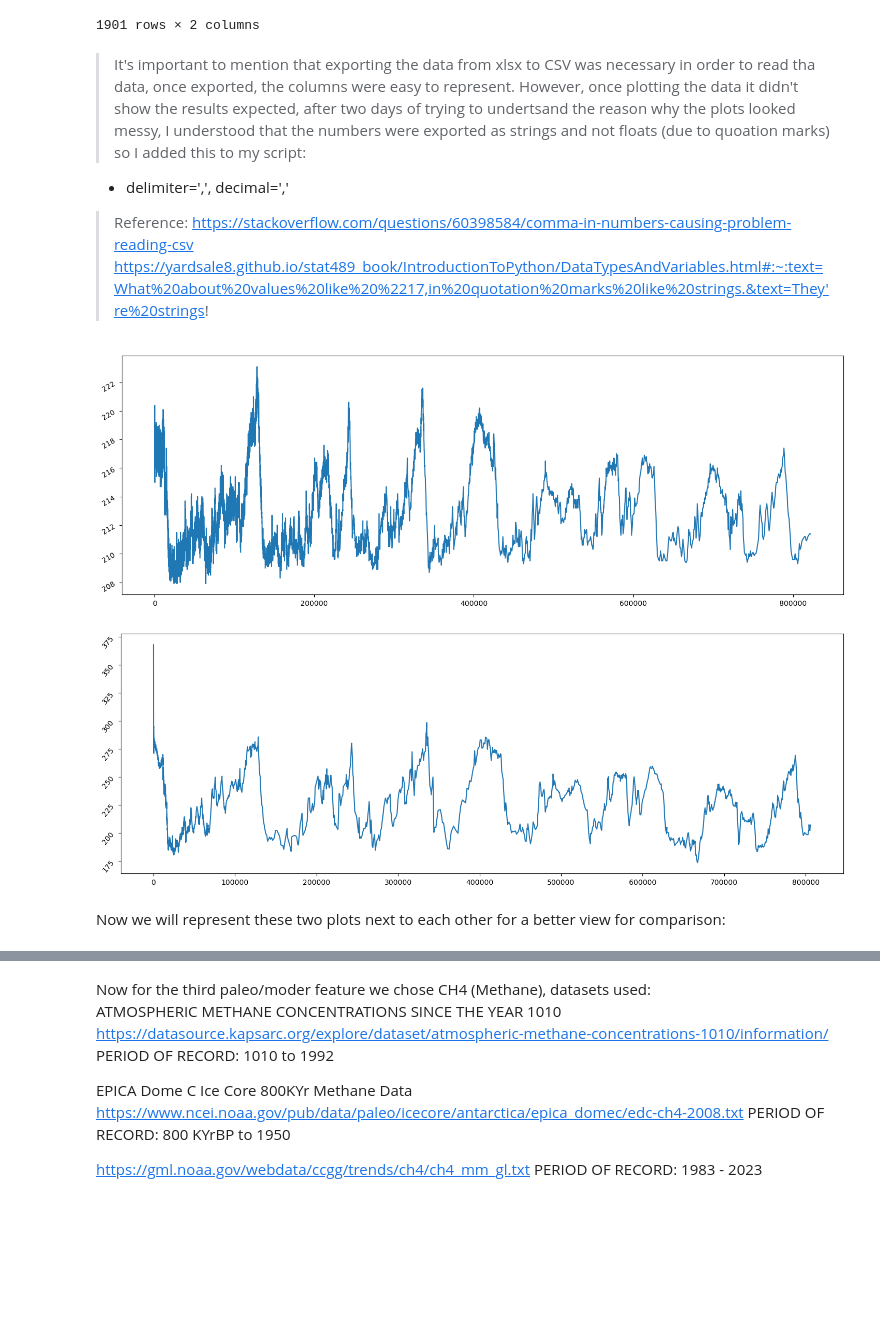
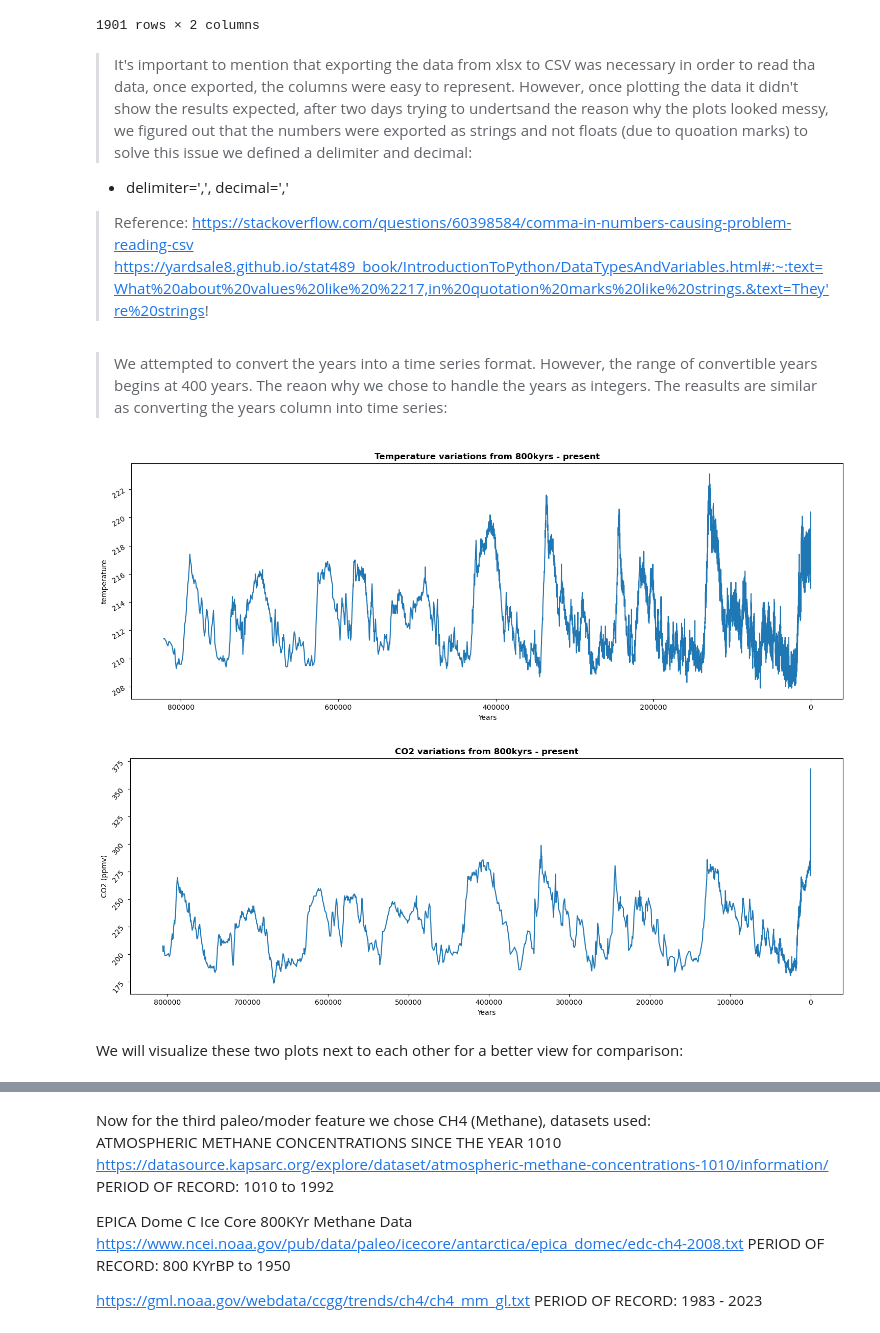
Before and after one commit to yimak/Programming_for_DA_project_2, a Jupyter notebook: project.ipynb, the cells around one changed output, grey strips where cells are left out. Cells and saved outputs as stored; diff of their text form; code cells hidden in the pictures; blank space fills up the shorter version.

```diff
--- a/project.ipynb
+++ b/project.ipynb
@@ -63,30 +69,38 @@ dff
 | 1900 | 805668,87 | 207,29 |
 1901 rows × 2 columns
 # %% [markdown]
->It's important to mention that exporting the data from xlsx to CSV was necessary in order to read tha data, once exported, the columns were easy to represent. However, once plotting the data it didn't show the results expected, after two days of trying to undertsand the reason why the plots looked messy, I understood that the numbers were exported as strings and not floats (due to quoation marks) so I added this to my script:
+>It's important to mention that exporting the data from xlsx to CSV was necessary in order to read tha data, once exported, the columns were easy to represent. However, once plotting the data it didn't show the results expected, after two days trying to undertsand the reason why the plots looked messy, we figured out that the numbers were exported as strings and not floats (due to quoation marks) to solve this issue we defined a delimiter and decimal:
 - delimiter=',', decimal=','
 >Reference: https://stackoverflow.com/questions/60398584/comma-in-numbers-causing-problem-reading-csv
             https://yardsale8.github.io/stat489_book/IntroductionToPython/DataTypesAndVariables.html#:~:text=What%20about%20values%20like%20%2217,in%20quotation%20marks%20like%20strings.&text=They're%20strings!
+# %% [markdown]
+>We attempted to convert the years into a time series format. However, the range of convertible years begins at 400 years. The reaon why we chose to handle the years as integers. The reasults are similar as converting the years column into time series:
 # %%
 import pandas as pd
 import matplotlib.pyplot as plt
-
 
 data = pd.read_csv('Temperature Jouzel AICC.csv', delimiter=',', decimal=',')
 
 plt.figure(figsize=(18, 6))
 
-# define X and Y axis
+#define X and Y axis
 x_axis = data['AICC2012']
 y_axis = data['temp']
 plt.plot(x_axis, y_axis)
 
 # Rotate and align x-axis tick labels
 plt.yticks(rotation=30, ha='right')
 
+#invert xaxis
+#reference: https://stackoverflow.com/questions/2051744/how-to-invert-the-x-or-y-axis
+plt.gca().invert_xaxis()
+plt.title("Temperature variations from 800kyrs - present",fontweight="bold")
+plt.xlabel('Years')
+plt.ylabel('temperature')
+
 plt.show()
 # %% [output]
-[figure, old version]
+[figure, new version]
 # %%
 import matplotlib.pyplot as plt
 import pandas as pd
@@ -106,13 +120,15 @@ plt.plot(x_axis, y_axis)
 #https://stackoverflow.com/questions/26700598/matplotlib-showing-x-tick-labels-overlapping
 
 plt.yticks(rotation=50, ha='right')
-
-
+plt.gca().invert_xaxis()
+plt.title("CO2 variations from 800kyrs - present",fontweight="bold")
+plt.xlabel('Years')
+plt.ylabel('CO2 (ppmv)')
 plt.show()
 # %% [output]
-[figure, old version]
+[figure, new version]
 # %% [markdown]
-Now we will represent these two plots next to each other for a better view for comparison:
+We will visualize these two plots next to each other for a better view for comparison:
 # %%
 import matplotlib.pyplot as plt
 import pandas as pd
```
Also changed, not shown: parts of 30 cells of this notebook, 4 other files.
